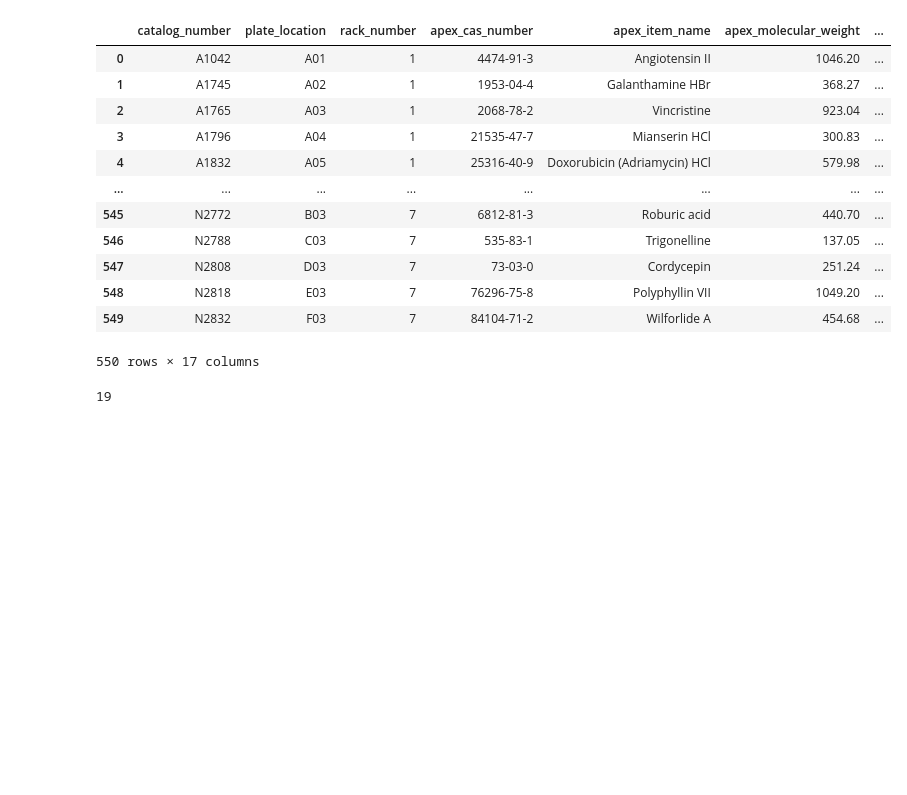
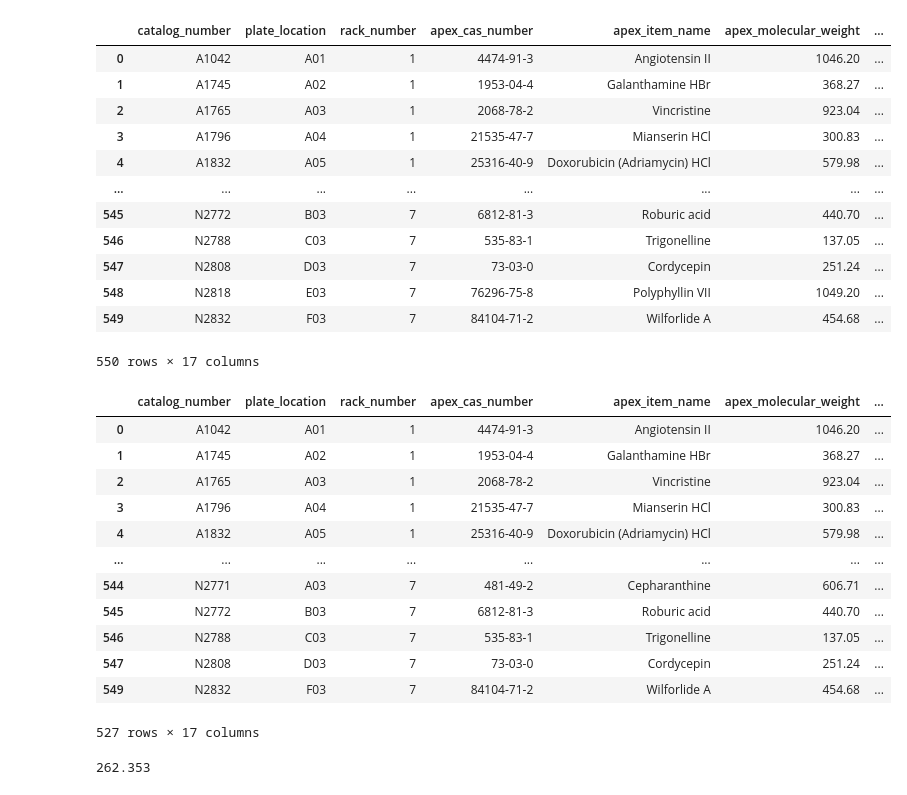
Before and after one commit to commons-research/apex_bio_data_cleaning, a Jupyter notebook: oop.ipynb, the cells around one changed output. Drawn from its saved outputs; the diff is of its cells as text; code cells hidden in the pictures; blank space fills up the shorter version.

```diff
--- a/oop.ipynb
+++ b/oop.ipynb
@@ -97,7 +162,30 @@ cleaned_df
 | 548 | N2818 | E03 | 7 | 76296-75-8 | Polyphyllin VII | 1049.20 | ... |
 | 549 | N2832 | F03 | 7 | 84104-71-2 | Wilforlide A | 454.68 | ... |
 550 rows × 17 columns
-# %%
-len(cleaned_df[~cleaned_df.apex_valid_smiles & cleaned_df.apex_smiles.isna()])
-# %% [output]
-19
+# %%
+cleaned_df[cleaned_df.apex_valid_smiles]
+# %% [output]
+|  | catalog_number | plate_location | rack_number | apex_cas_number | apex_item_name | apex_molecular_weight | ... |
+| 0 | A1042 | A01 | 1 | 4474-91-3 | Angiotensin II | 1046.20 | ... |
+| 1 | A1745 | A02 | 1 | 1953-04-4 | Galanthamine HBr | 368.27 | ... |
+| 2 | A1765 | A03 | 1 | 2068-78-2 | Vincristine | 923.04 | ... |
+| 3 | A1796 | A04 | 1 | 21535-47-7 | Mianserin HCl | 300.83 | ... |
+| 4 | A1832 | A05 | 1 | 25316-40-9 | Doxorubicin (Adriamycin) HCl | 579.98 | ... |
+| ... | ... | ... | ... | ... | ... | ... | ... |
+| 544 | N2771 | A03 | 7 | 481-49-2 | Cepharanthine | 606.71 | ... |
+| 545 | N2772 | B03 | 7 | 6812-81-3 | Roburic acid | 440.70 | ... |
+| 546 | N2788 | C03 | 7 | 535-83-1 | Trigonelline | 137.05 | ... |
+| 547 | N2808 | D03 | 7 | 73-03-0 | Cordycepin | 251.24 | ... |
+| 549 | N2832 | F03 | 7 | 84104-71-2 | Wilforlide A | 454.68 | ... |
+527 rows × 17 columns
+# %%
+from rdkit import Chem
+from rdkit.Chem.rdMolDescriptors import CalcExactMolWt
+from rdkit.Chem.Descriptors import MolWt
+
+mol = Chem.MolFromSmiles(
+    "[O-][N+]12C3([H])C(C([H])([H])C([H])([H])C2([H])[H])([H])C(C([H])([H])C([H])=C([H])C4=O)([H])N4C([H])([H])C3([H])C([H])([H])C([H])([H])C1([H])[H]"
+)
+MolWt(mol)
+# %% [output]
+262.353
```
Also changed, not shown: parts of 10 cells of this notebook, 5 other files.
